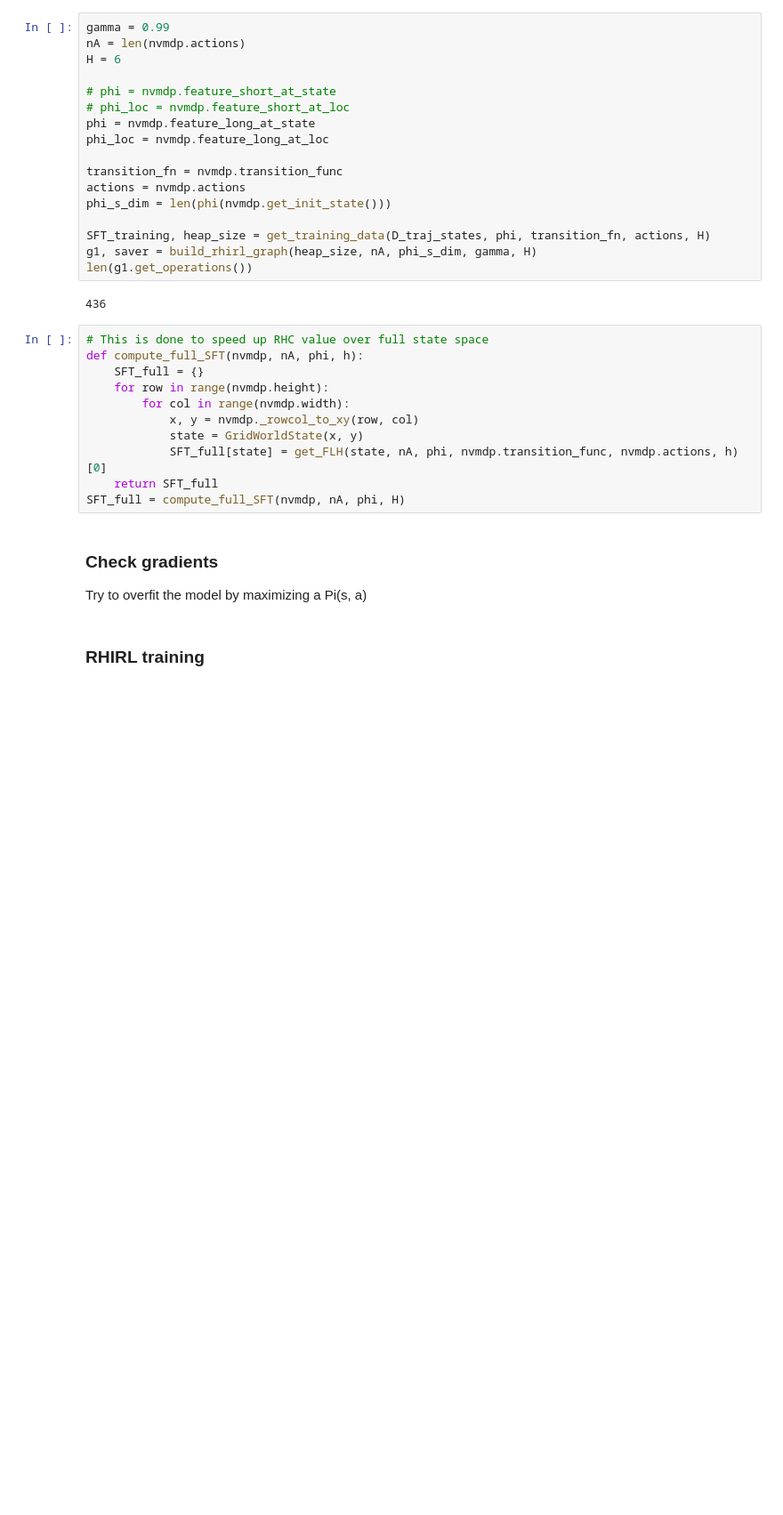
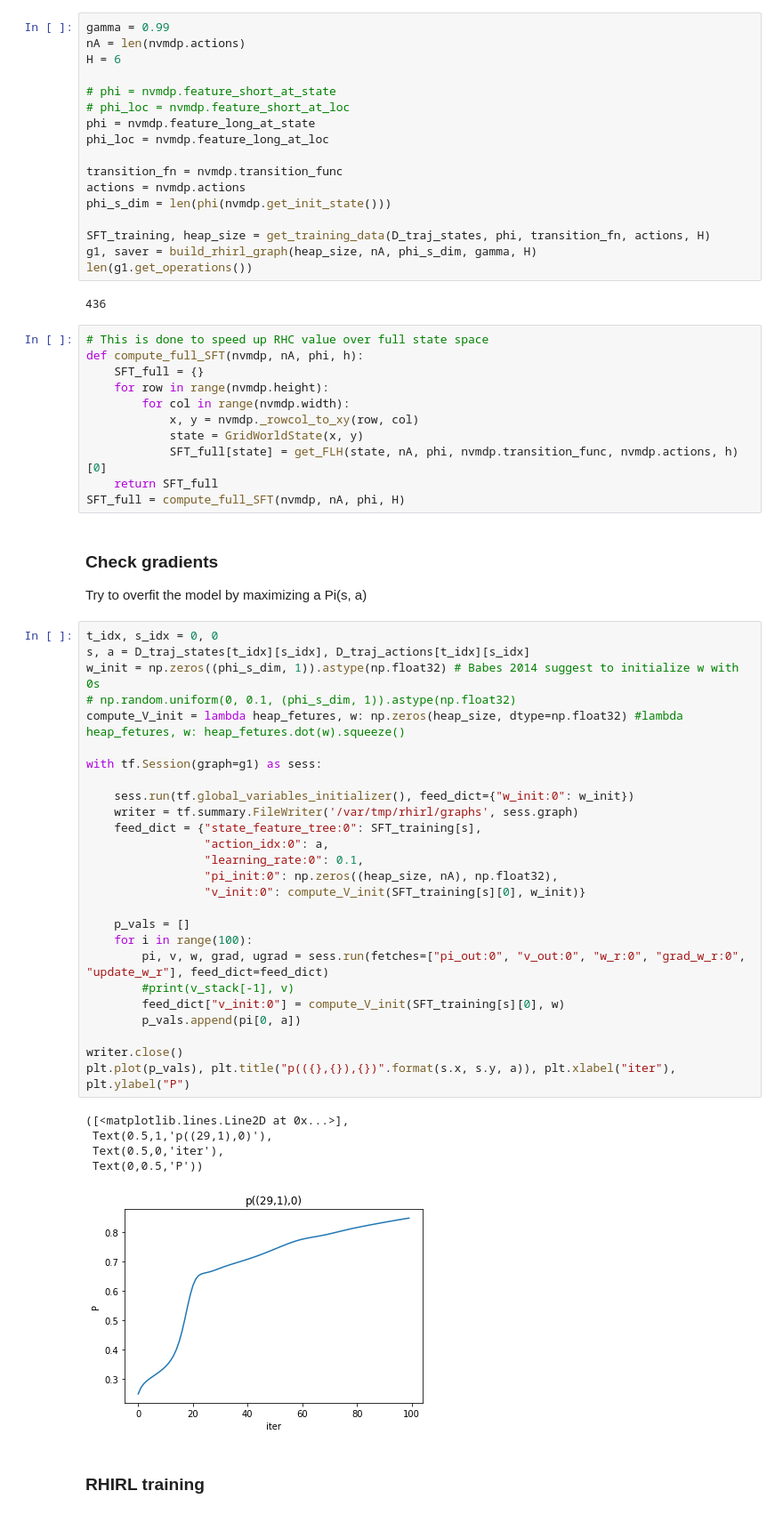
Before and after one commit to yrevar/inverse_rl, a Jupyter notebook: irl/rhirl/RHIRL_Navigation_Experiment.ipynb, the cells around one changed output. Shown: that part at 89% size. Drawn from its saved outputs; the diff is of its cells as text; blank space fills up the shorter version.

```diff
--- a/irl/rhirl/RHIRL_Navigation_Experiment.ipynb
+++ b/irl/rhirl/RHIRL_Navigation_Experiment.ipynb
@@ -133,6 +132,38 @@ SFT_full = compute_full_SFT(nvmdp, nA, phi, H)
 # %% [markdown]
 ### Check gradients
 Try to overfit the model by maximizing a Pi(s, a)
+# %%
+t_idx, s_idx = 0, 0
+s, a = D_traj_states[t_idx][s_idx], D_traj_actions[t_idx][s_idx]
+w_init = np.zeros((phi_s_dim, 1)).astype(np.float32) # Babes 2014 suggest to initialize w with 0s
+# np.random.uniform(0, 0.1, (phi_s_dim, 1)).astype(np.float32)
+compute_V_init = lambda heap_fetures, w: np.zeros(heap_size, dtype=np.float32) #lambda heap_fetures, w: heap_fetures.dot(w).squeeze()
+
+with tf.Session(graph=g1) as sess:
+
+    sess.run(tf.global_variables_initializer(), feed_dict={"w_init:0": w_init})
+    writer = tf.summary.FileWriter('/var/tmp/rhirl/graphs', sess.graph)
+    feed_dict = {"state_feature_tree:0": SFT_training[s],
+                 "action_idx:0": a,
+                 "learning_rate:0": 0.1,
+                 "pi_init:0": np.zeros((heap_size, nA), np.float32),
+                 "v_init:0": compute_V_init(SFT_training[s][0], w_init)}
+
+    p_vals = []
+    for i in range(100):
+        pi, v, w, grad, ugrad = sess.run(fetches=["pi_out:0", "v_out:0", "w_r:0", "grad_w_r:0", "update_w_r"], feed_dict=feed_dict)
+        #print(v_stack[-1], v)
+        feed_dict["v_init:0"] = compute_V_init(SFT_training[s][0], w)
+        p_vals.append(pi[0, a])
+
+writer.close()
+plt.plot(p_vals), plt.title("p(({},{}),{})".format(s.x, s.y, a)), plt.xlabel("iter"), plt.ylabel("P")
+# %% [output]
+([<matplotlib.lines.Line2D at 0x...>],
+ Text(0.5,1,'p((29,1),0)'),
+ Text(0.5,0,'iter'),
+ Text(0,0.5,'P'))
+[figure, added]
 # %% [markdown]
 ### RHIRL training
 # %%
```
Also changed, not shown: parts of 7 cells of this notebook, 1 other file.
